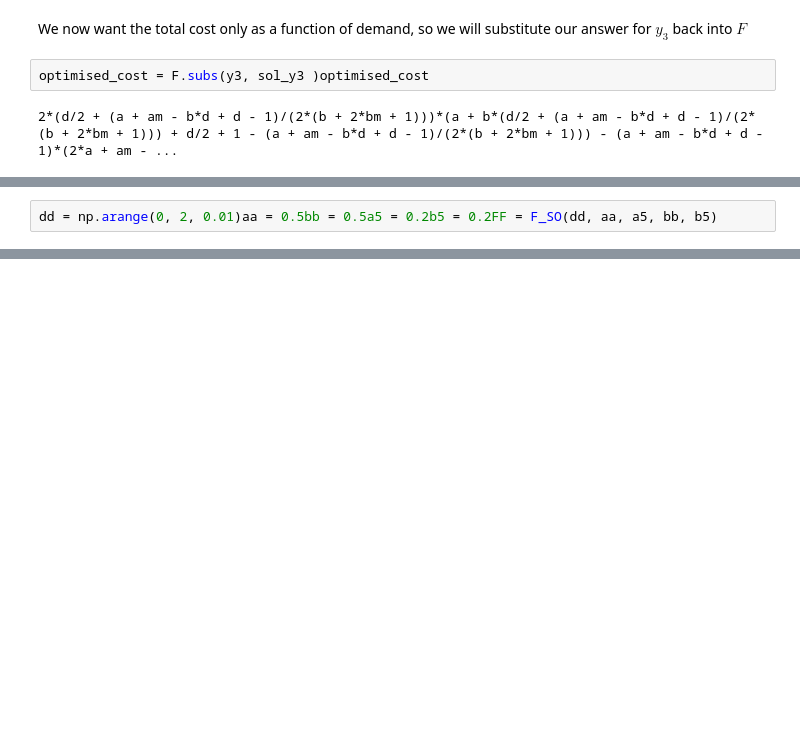
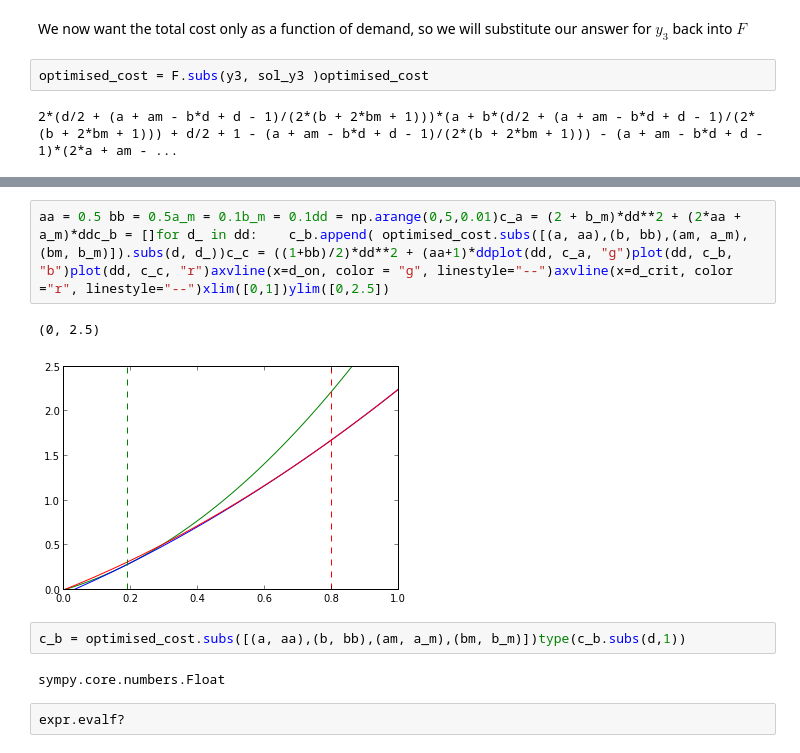
Before and after one commit to aespinosav/traffic, a Jupyter notebook: SO.ipynb, the cells around one changed output, grey strips where cells are left out. Cells and saved outputs as stored; diff of their text form; blank space fills up the shorter version.

```diff
--- a/SO.ipynb
+++ b/SO.ipynb
@@ -53,2 +50,0 @@ def F_SO(d, a, am, b, bm):    return 2*(d/2 + (a + am - b*d + d - 1)/(2*(b + 2*b
-# %%
-dd = np.arange(0, 2, 0.01)aa = 0.5bb = 0.5a5 = 0.2b5 = 0.2FF = F_SO(dd, aa, a5, bb, b5)
@@ -59,0 +78,11 @@ plot(dd, FF)axvline(x=((aa + a5 - 1)/(bb - 1)), color="k", linestyle="--")
+# %%
+aa = 0.5 bb = 0.5a_m = 0.1b_m = 0.1dd = np.arange(0,5,0.01)c_a = (2 + b_m)*dd**2 + (2*aa + a_m)*ddc_b = []for d_ in dd:    c_b.append( optimised_cost.subs([(a, aa),(b, bb),(am, a_m),(bm, b_m)]).subs(d, d_))c_c = ((1+bb)/2)*dd**2 + (aa+1)*ddplot(dd, c_a, "g")plot(dd, c_b, "b")plot(dd, c_c, "r")axvline(x=d_on, color = "g", linestyle="--")axvline(x=d_crit, color ="r", linestyle="--")xlim([0,1])ylim([0,2.5])
+# %% [output]
+(0, 2.5)
+[figure, added]
+# %%
+c_b = optimised_cost.subs([(a, aa),(b, bb),(am, a_m),(bm, b_m)])type(c_b.subs(d,1))
+# %% [output]
+sympy.core.numbers.Float
+# %%
+expr.evalf?
```
Also changed, not shown: parts of 10 cells of this notebook, 3 other files.
